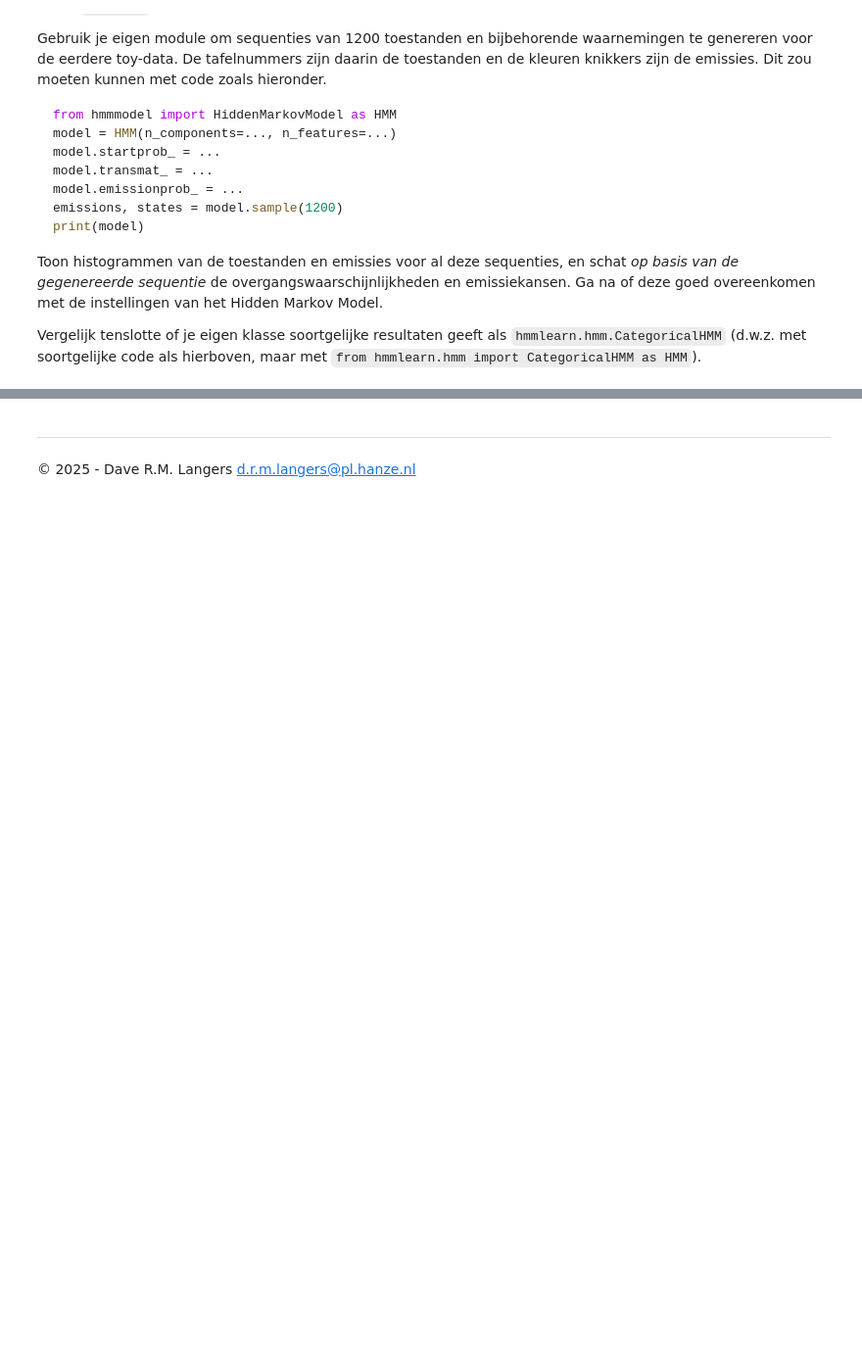
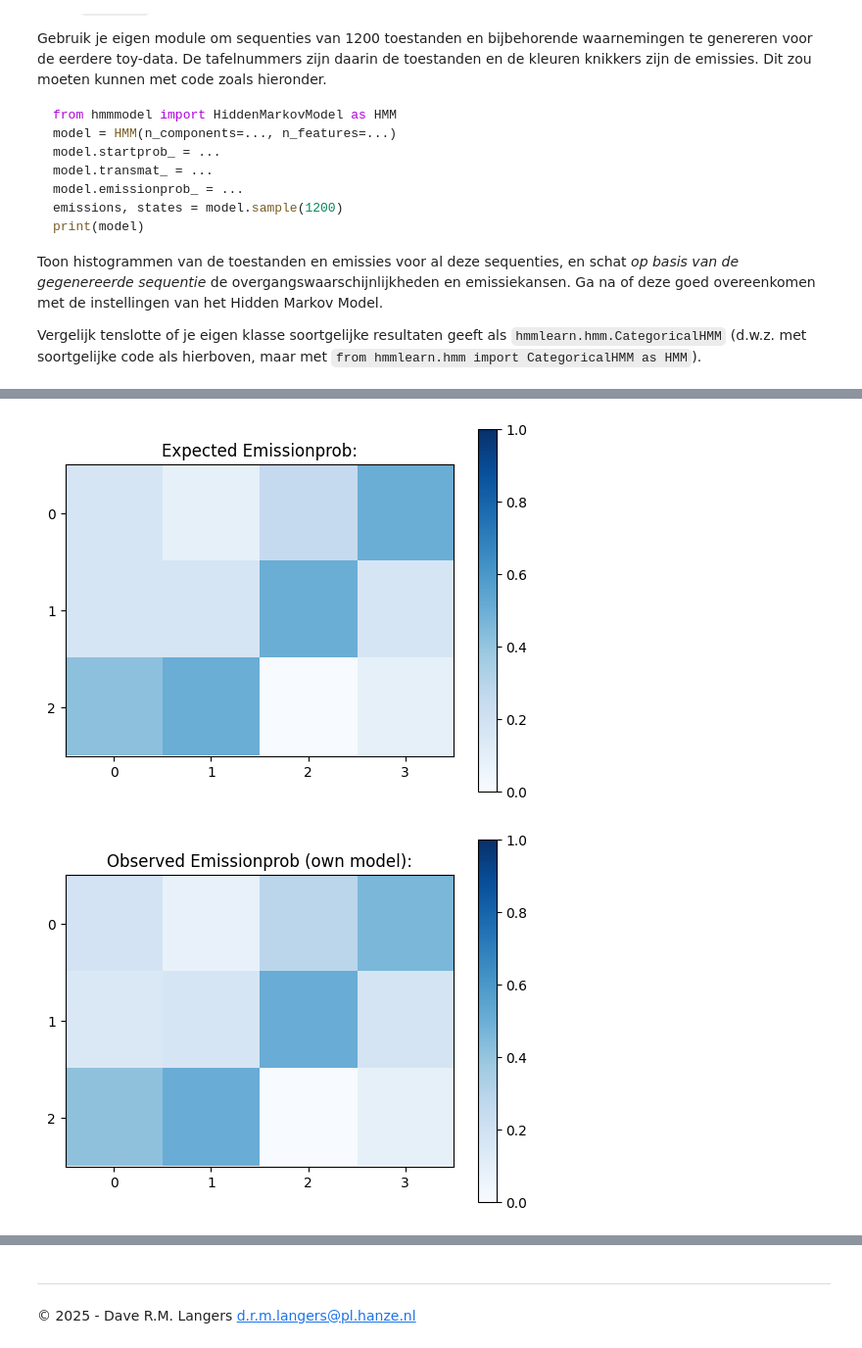
Before and after one commit to YamilaTimmer/hidden-markov-model, a Jupyter notebook: Casus_HiddenMarkovModel_Deel1.ipynb, the cells around one changed output, grey strips where cells are left out. Shown at 98% size. Cells and saved outputs as stored; diff of their text form; code cells hidden in the pictures; blank space fills up the shorter version.

```diff
--- a/Casus_HiddenMarkovModel_Deel1.ipynb
+++ b/Casus_HiddenMarkovModel_Deel1.ipynb
@@ -411,0 +423,10 @@ De verdeling van staten en emissies lijkt redelijk gelijk, deze verandert natuur
+# %%
+# Matrix plots voor emissie kansen
+xlabs = [str(x) for x in emissions]
+emissionprob_array = np.array(list(emissionprob.values()))
+
+matrix_plot(emissionprob_array, "Expected Emissionprob:", xlabs,  ylabs = ylabs)
+matrix_plot(observed_emissions, "Observed Emissionprob (own model):", xlabs,  ylabs = ylabs)
+# %% [output]
+[figure, added]
+[figure, added]
```
Also changed, not shown: parts of 19 cells of this notebook, 9 other files.
